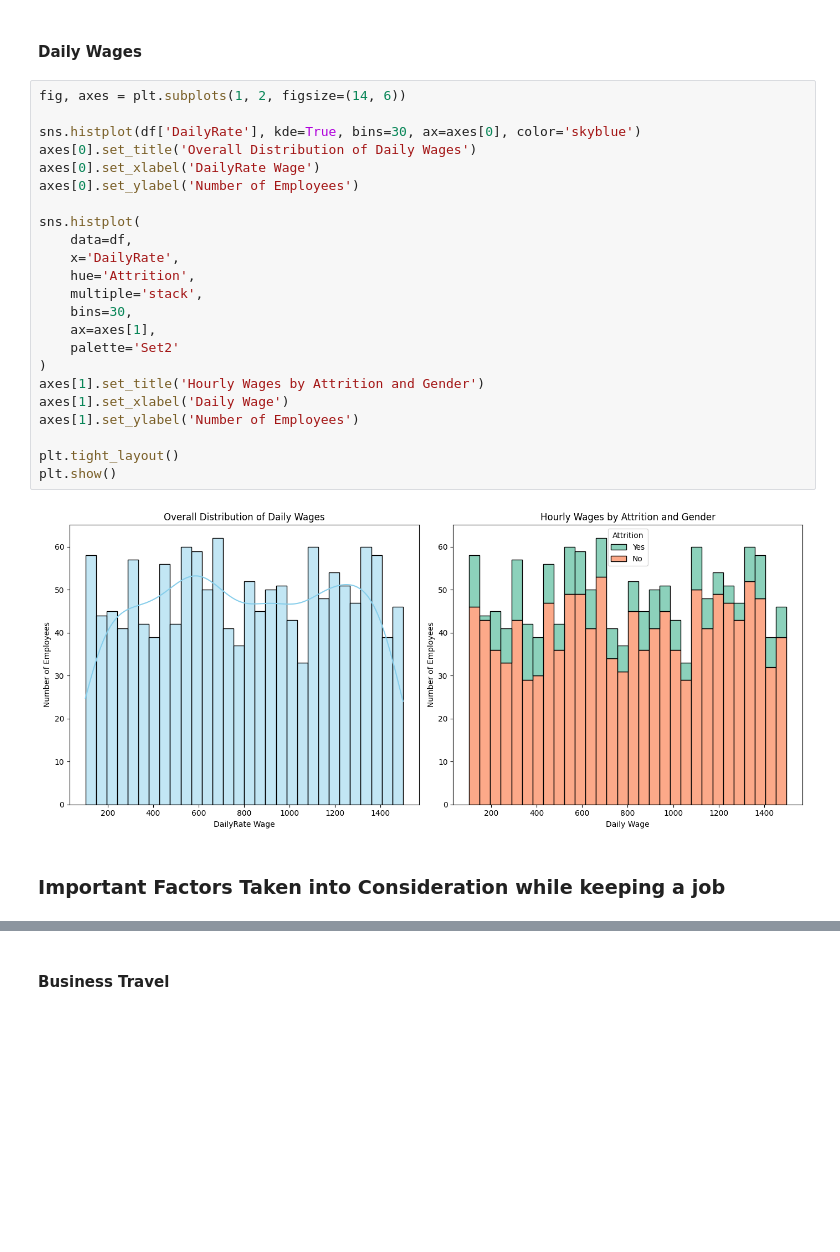
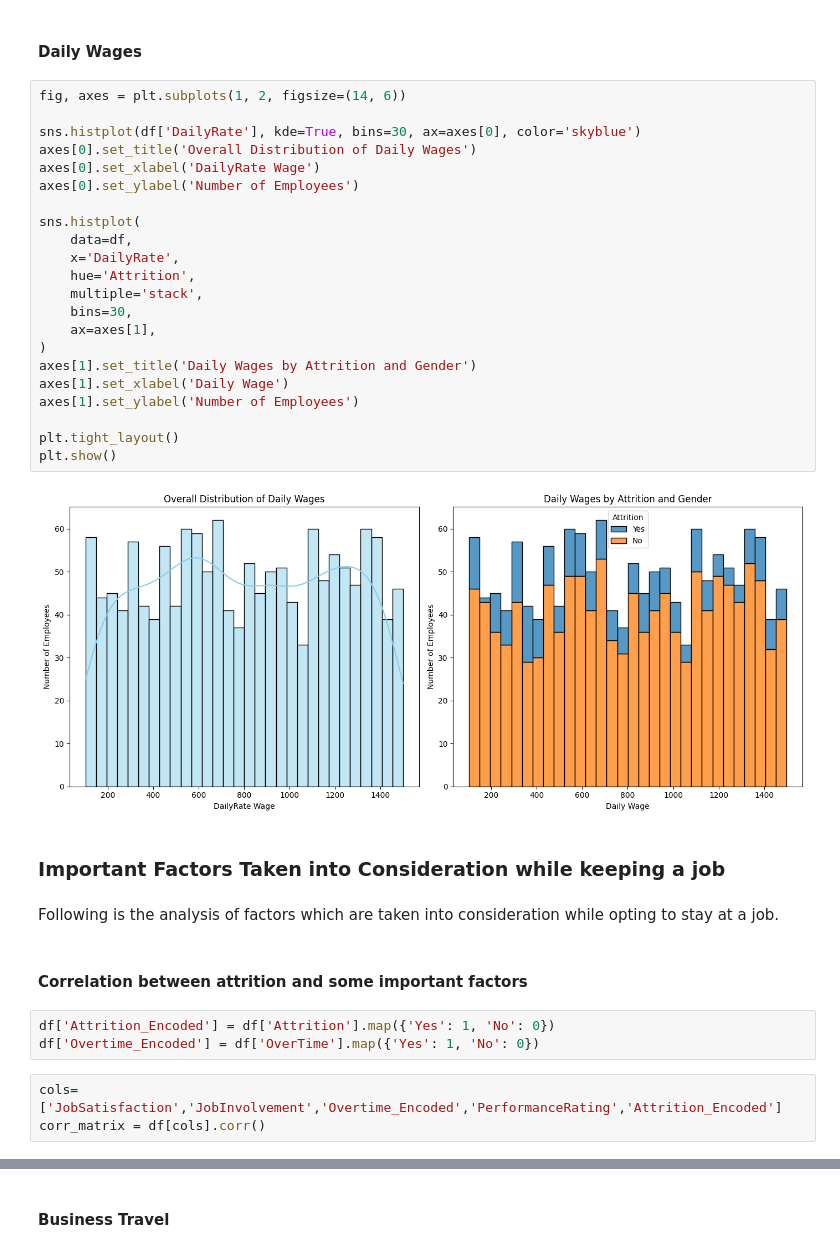
Before and after one commit to AabharanGupta/HR-Attrition-Dashboard, a Jupyter notebook: Project.ipynb, the cells around one changed output, grey strips where cells are left out. Cells and saved outputs as stored; diff of their text form; blank space fills up the shorter version.

```diff
--- a/Project.ipynb
+++ b/Project.ipynb
@@ -500,27 +500,36 @@ plt.show()
 # %%
 fig, axes = plt.subplots(1, 2, figsize=(14, 6))
 
 sns.histplot(df['DailyRate'], kde=True, bins=30, ax=axes[0], color='skyblue')
 axes[0].set_title('Overall Distribution of Daily Wages')
 axes[0].set_xlabel('DailyRate Wage')
 axes[0].set_ylabel('Number of Employees')
 
 sns.histplot(
     data=df,
     x='DailyRate',
     hue='Attrition',
     multiple='stack',
     bins=30,
     ax=axes[1],
-    palette='Set2'
 )
-axes[1].set_title('Hourly Wages by Attrition and Gender')
+axes[1].set_title('Daily Wages by Attrition and Gender')
 axes[1].set_xlabel('Daily Wage')
 axes[1].set_ylabel('Number of Employees')
 
 plt.tight_layout()
 plt.show()
 # %% [output]
-[figure, old version]
+[figure, new version]
 # %% [markdown]
 ### Important Factors Taken into Consideration while keeping a job
+# %% [markdown]
+Following is the analysis of factors which are taken into consideration while opting to stay at a job.
+# %% [markdown]
+#### Correlation between attrition and some important factors
+# %%
+df['Attrition_Encoded'] = df['Attrition'].map({'Yes': 1, 'No': 0})
+df['Overtime_Encoded'] = df['OverTime'].map({'Yes': 1, 'No': 0})
+# %%
+cols=['JobSatisfaction','JobInvolvement','Overtime_Encoded','PerformanceRating','Attrition_Encoded']
+corr_matrix = df[cols].corr()
```
Also changed, not shown: parts of 54 cells of this notebook.
